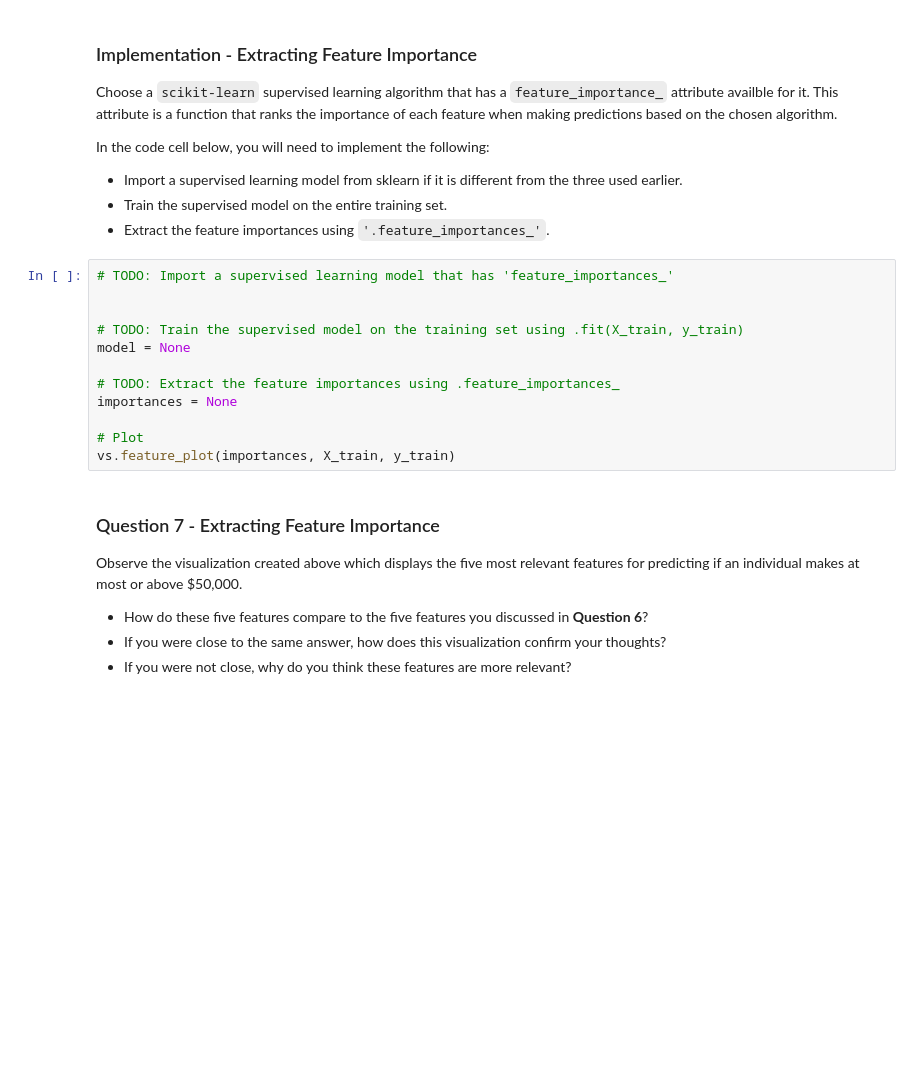
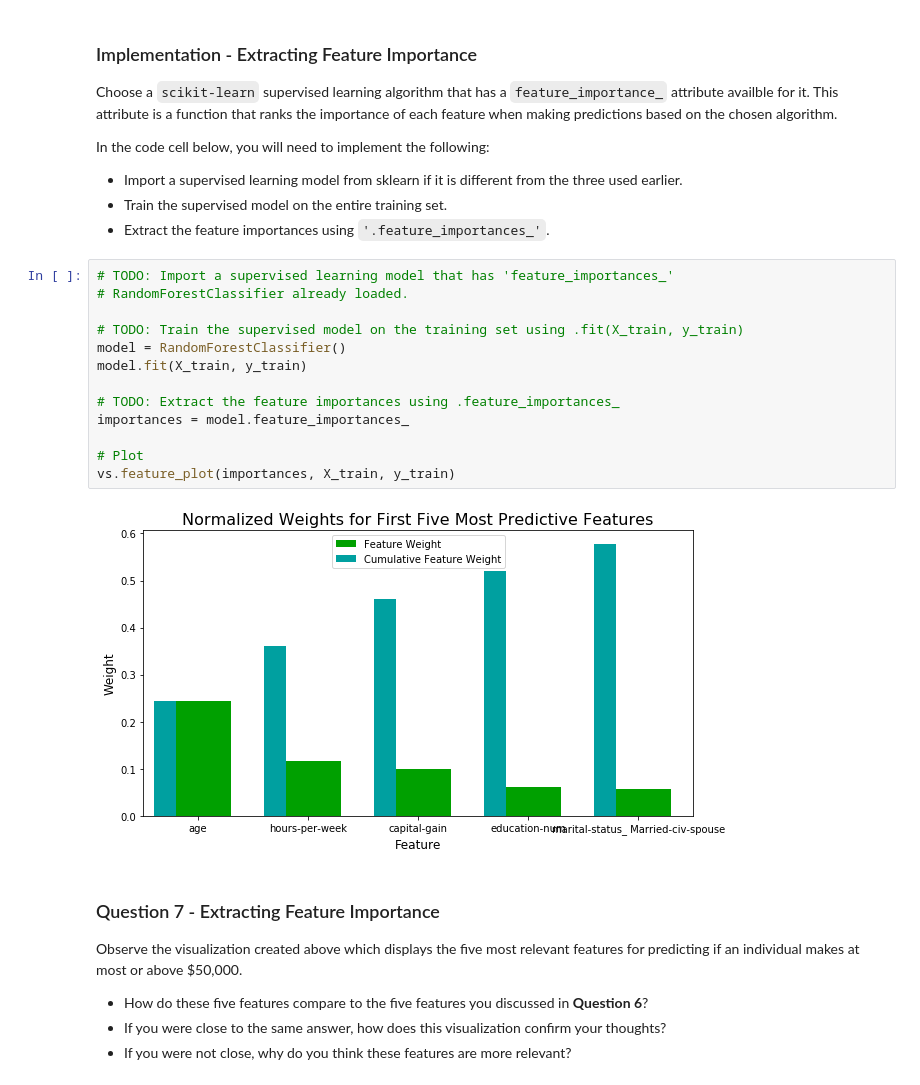
Before and after one commit to dan-lennox/finding_donors, a Jupyter notebook: finding_donors.ipynb, the cells around one changed output. Saved outputs shown, nothing was run; the diff lists cells and outputs as text; blank space fills up the shorter version.

```diff
--- a/finding_donors.ipynb
+++ b/finding_donors.ipynb
@@ -725,16 +731,19 @@ In the code cell below, you will need to implement the following:
  - Extract the feature importances using `'.feature_importances_'`.
 # %%
 # TODO: Import a supervised learning model that has 'feature_importances_'
-
+# RandomForestClassifier already loaded.
 
 # TODO: Train the supervised model on the training set using .fit(X_train, y_train)
-model = None
+model = RandomForestClassifier()
+model.fit(X_train, y_train)
 
 # TODO: Extract the feature importances using .feature_importances_
-importances = None
+importances = model.feature_importances_
 
 # Plot
 vs.feature_plot(importances, X_train, y_train)
+# %% [output]
+[figure, added]
 # %% [markdown]
 ### Question 7 - Extracting Feature Importance
 
```
Also changed, not shown: parts of 9 cells of this notebook.
